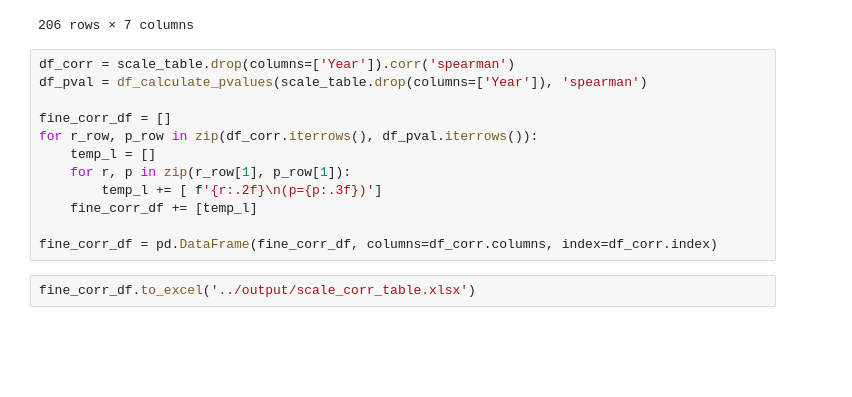
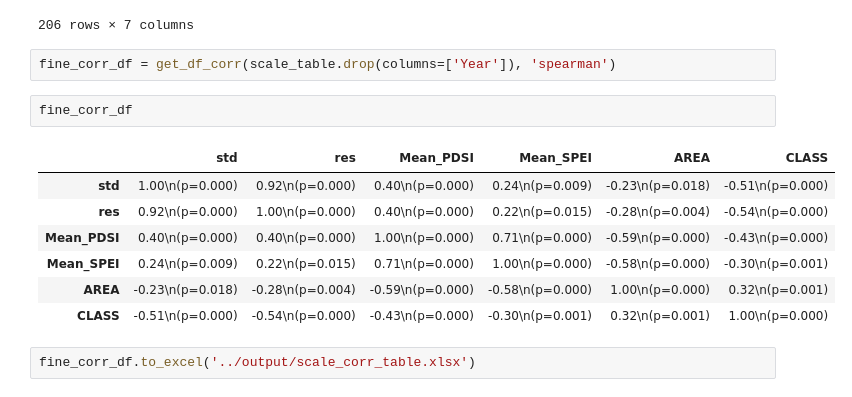
Before and after one commit to mikewellmeansme/TracheidClustering, a Jupyter notebook: notebooks/sclaling.ipynb, the cells around one changed output. Saved outputs shown, nothing was run; the diff lists cells and outputs as text; blank space fills up the shorter version.

```diff
--- a/notebooks/sclaling.ipynb
+++ b/notebooks/sclaling.ipynb
@@ -206,18 +194,18 @@ scale_table
 | 204 | 2017 | 1.076 | 0.941 | 2.259978 | 0.590161 | 65.020415 | 2.0 |
 | 205 | 2018 | 1.888 | 1.752 | 4.756576 | 0.421478 | NaN | 1.0 |
 206 rows × 7 columns
-# %%
-df_corr = scale_table.drop(columns=['Year']).corr('spearman')
-df_pval = df_calculate_pvalues(scale_table.drop(columns=['Year']), 'spearman')
-
-fine_corr_df = []
-for r_row, p_row in zip(df_corr.iterrows(), df_pval.iterrows()):
-    temp_l = []
-    for r, p in zip(r_row[1], p_row[1]):
-        temp_l += [ f'{r:.2f}\n(p={p:.3f})']
-    fine_corr_df += [temp_l]
-
-fine_corr_df = pd.DataFrame(fine_corr_df, columns=df_corr.columns, index=df_corr.index)
+# %%
+fine_corr_df = get_df_corr(scale_table.drop(columns=['Year']), 'spearman')
+# %%
+fine_corr_df
+# %% [output]
+|  | std | res | Mean_PDSI | Mean_SPEI | AREA | CLASS |
+| std | 1.00\n(p=0.000) | 0.92\n(p=0.000) | 0.40\n(p=0.000) | 0.24\n(p=0.009) | -0.23\n(p=0.018) | -0.51\n(p=0.000) |
+| res | 0.92\n(p=0.000) | 1.00\n(p=0.000) | 0.40\n(p=0.000) | 0.22\n(p=0.015) | -0.28\n(p=0.004) | -0.54\n(p=0.000) |
+| Mean_PDSI | 0.40\n(p=0.000) | 0.40\n(p=0.000) | 1.00\n(p=0.000) | 0.71\n(p=0.000) | -0.59\n(p=0.000) | -0.43\n(p=0.000) |
+| Mean_SPEI | 0.24\n(p=0.009) | 0.22\n(p=0.015) | 0.71\n(p=0.000) | 1.00\n(p=0.000) | -0.58\n(p=0.000) | -0.30\n(p=0.001) |
+| AREA | -0.23\n(p=0.018) | -0.28\n(p=0.004) | -0.59\n(p=0.000) | -0.58\n(p=0.000) | 1.00\n(p=0.000) | 0.32\n(p=0.001) |
+| CLASS | -0.51\n(p=0.000) | -0.54\n(p=0.000) | -0.43\n(p=0.000) | -0.30\n(p=0.001) | 0.32\n(p=0.001) | 1.00\n(p=0.000) |
 # %%
 fine_corr_df.to_excel('../output/scale_corr_table.xlsx')
 # %%
```
Also changed, not shown: parts of 5 cells of this notebook, 2 other files.
